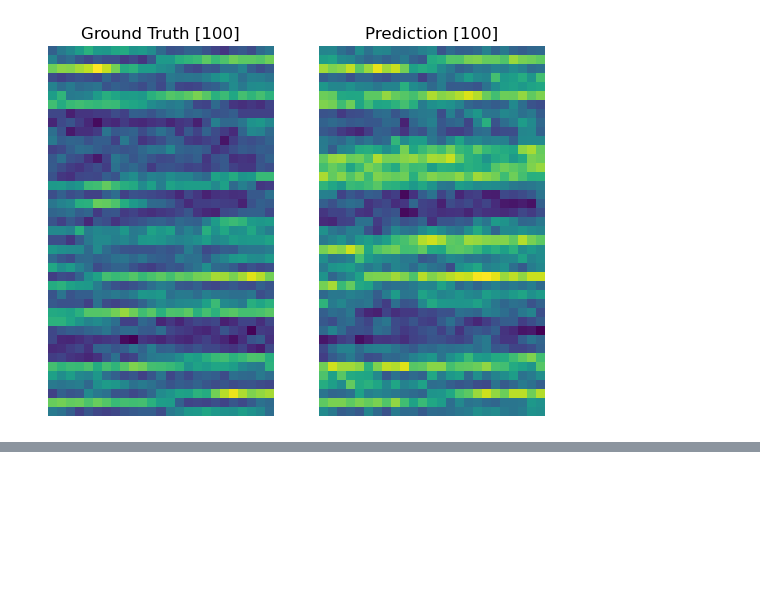
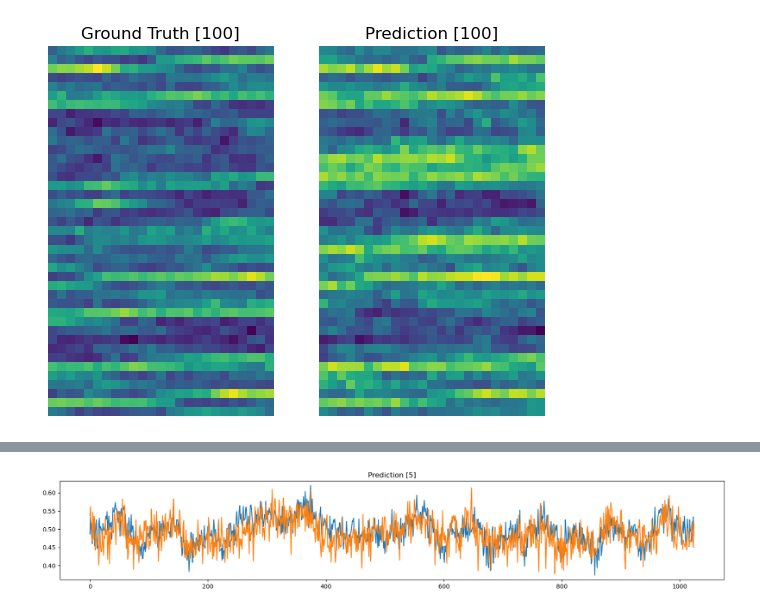
Before and after one commit to armeetj/ultrasound-deeper, a Jupyter notebook: notebooks/viz_outputs.ipynb, the cells around one changed output, grey strips where cells are left out. Drawn from its saved outputs; the diff is of its cells as text; code cells hidden in the pictures; blank space fills up the shorter version.

```diff
--- a/notebooks/viz_outputs.ipynb
+++ b/notebooks/viz_outputs.ipynb
@@ -75,0 +94,5 @@ compare(3600)
+# %%
+
+compare_plot(5)
+# %% [output]
+[figure, added]
```
Also changed, not shown: parts of 10 cells of this notebook, 5 other files.
